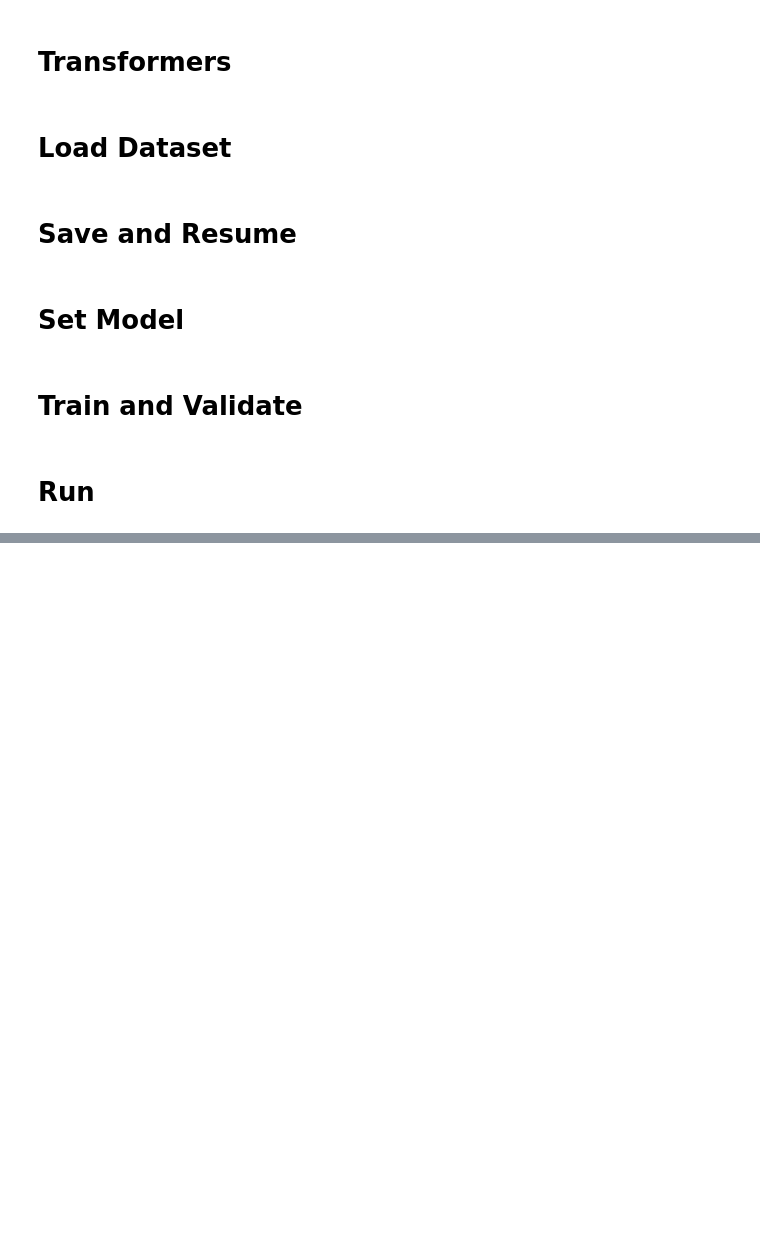
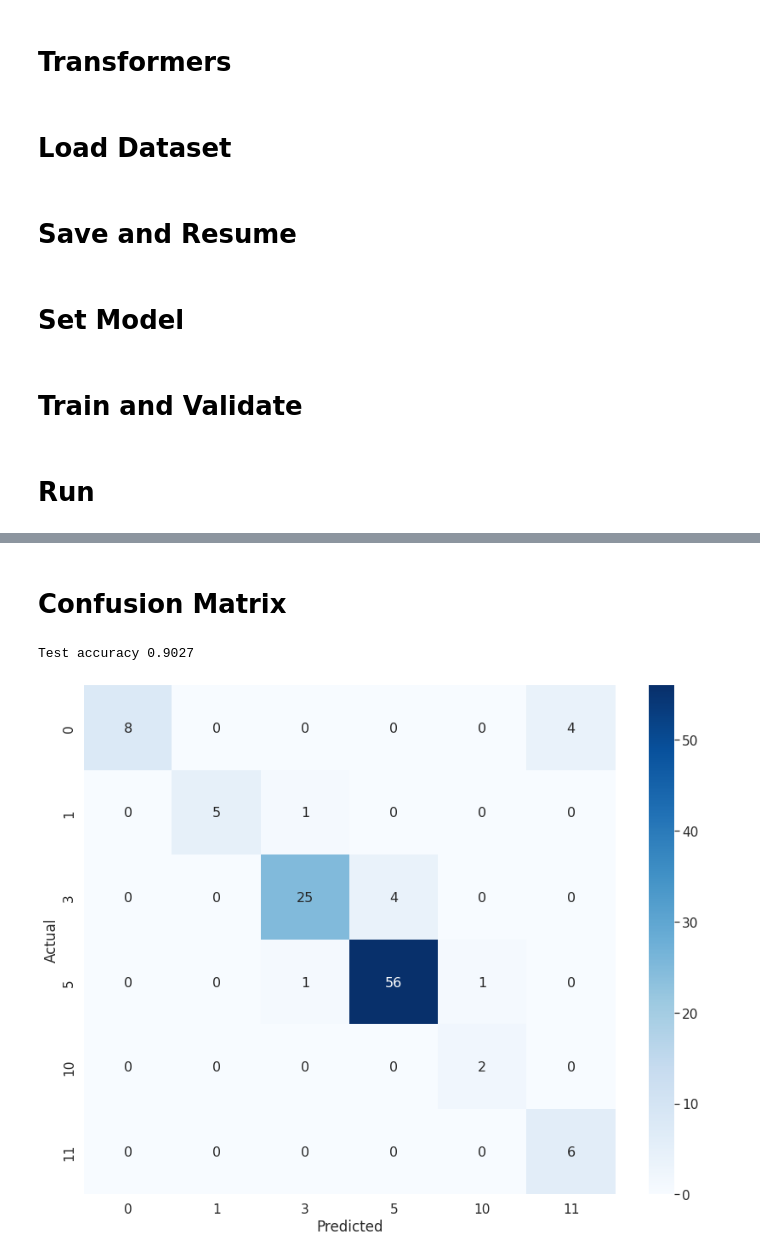
Before and after one commit to mitch-karch/skeggox, a Jupyter notebook: notebooks/skeggbox.ipynb, the cells around one changed output, grey strips where cells are left out. Drawn from its saved outputs; the diff is of its cells as text; code cells hidden in the pictures; blank space fills up the shorter version.

Commit message:
v3 with confusion matrix

```diff
--- a/notebooks/skeggbox.ipynb
+++ b/notebooks/skeggbox.ipynb
@@ -80,7 +84,7 @@ class args:
   img_size = 224
   img_mean_RGB = [0.47889522, 0.47227842, 0.43047404]
   img_std_RGB = [0.229, 0.224, 0.225]
-  log_level = 'verbose' # options: verbose, None
+  log_level =  'verbose' # options: verbose, None
   lr = 0.0001 # learning rate
   lr_min=0.00001 # min learning rate when using a LR Scheduler
   momentum = 0.9 # a setting for Optimizer
@@ -97,7 +101,7 @@ class args:
   schedular_type = 'step' # option: 'cosine', 'step'(DEFAULT)
   start_epoch = 0
   test_batch_size = 128
-  test_dir = 'grab/test'
+  test_dir = 'grab/train'
   train_batch_size = 128
   train_dir = 'grab/train'
   warm = 4
@@ -426,7 +407,6 @@ def train(sk_model, dl, global_step):
       # print(optimizer.param_groups[0]['lr'])
       metrics.lr_list.append(optimizer.param_groups[0]['lr'])
 # %%
-from sklearn.metrics import confusion_matrix
 def validate(sk_model, dl):
   valpreds = []
   device = sk_model.device
@@ -448,8 +428,9 @@ def validate(sk_model, dl):
   acc = (dl.validate_dataset.data.label.values == preds).mean()
   print(f'Valid accuracy {acc:.4f}')
   # print confusion matrix
-  print(confusion_matrix(dl.validate_dataset.data.label.values, preds))
-  print(dl.validate_dataset.data.label.values)
+  if args.log_level == 'verbose':
+    print(confusion_matrix(dl.validate_dataset.data.label.values, preds))
+    print(dl.validate_dataset.data.label.values)
 
   is_best = acc > state.best_acc
   state.best_acc = max(acc, state.best_acc)
@@ -639,0 +610,2 @@ Epoch 11/49
+# %% [markdown]
+# Confusion Matrix
@@ -639,0 +628,32 @@ Epoch 11/49
+# %%
+def predict_test_dataset():
+  test_preds = []
+  data_loader = dl.test_dataloader
+  tk = tqdm(data_loader, total=int(len(data_loader)))
+  for step, batch in enumerate(tk):
+    inputs = batch[0].to(device, dtype=torch.float)
+    labels = batch[1].to(device).long()
+    with torch.no_grad():
+      # predict
+      outputs = sk_model.model(inputs)
+      test_preds.append(outputs)
+  preds = torch.cat(test_preds).argmax(1).detach().cpu().numpy()
+  acc = (dl.test_dataset.data.label.values == preds).mean()
+  print(f'Test accuracy {acc:.4f}')
+  return preds, confusion_matrix(dl.test_dataset.data.label.values, preds)
+# %%
+def draw_confusion_matrix():
+  target_names = ['0', '1', '3', '5', '10', '11']
+
+  preds, confusion_matrix_data =  predict_test_dataset()
+  # preds, confusion_matrix_data =  predict_validate_dataset()
+  df_cm = pd.DataFrame(confusion_matrix_data, columns=target_names, index = target_names)
+  df_cm.index.name = 'Actual'
+  df_cm.columns.name = 'Predicted'
+  plt.figure(figsize = (14,11))
+  sn.set(font_scale=1.4)#for label size
+  sn.heatmap(df_cm, cmap="Blues", annot=True,annot_kws={"size": 16})# font size
+draw_confusion_matrix()
+# %% [output]
+Test accuracy 0.9027
+[figure, added]
```
Also changed, not shown: parts of 6 cells of this notebook.
